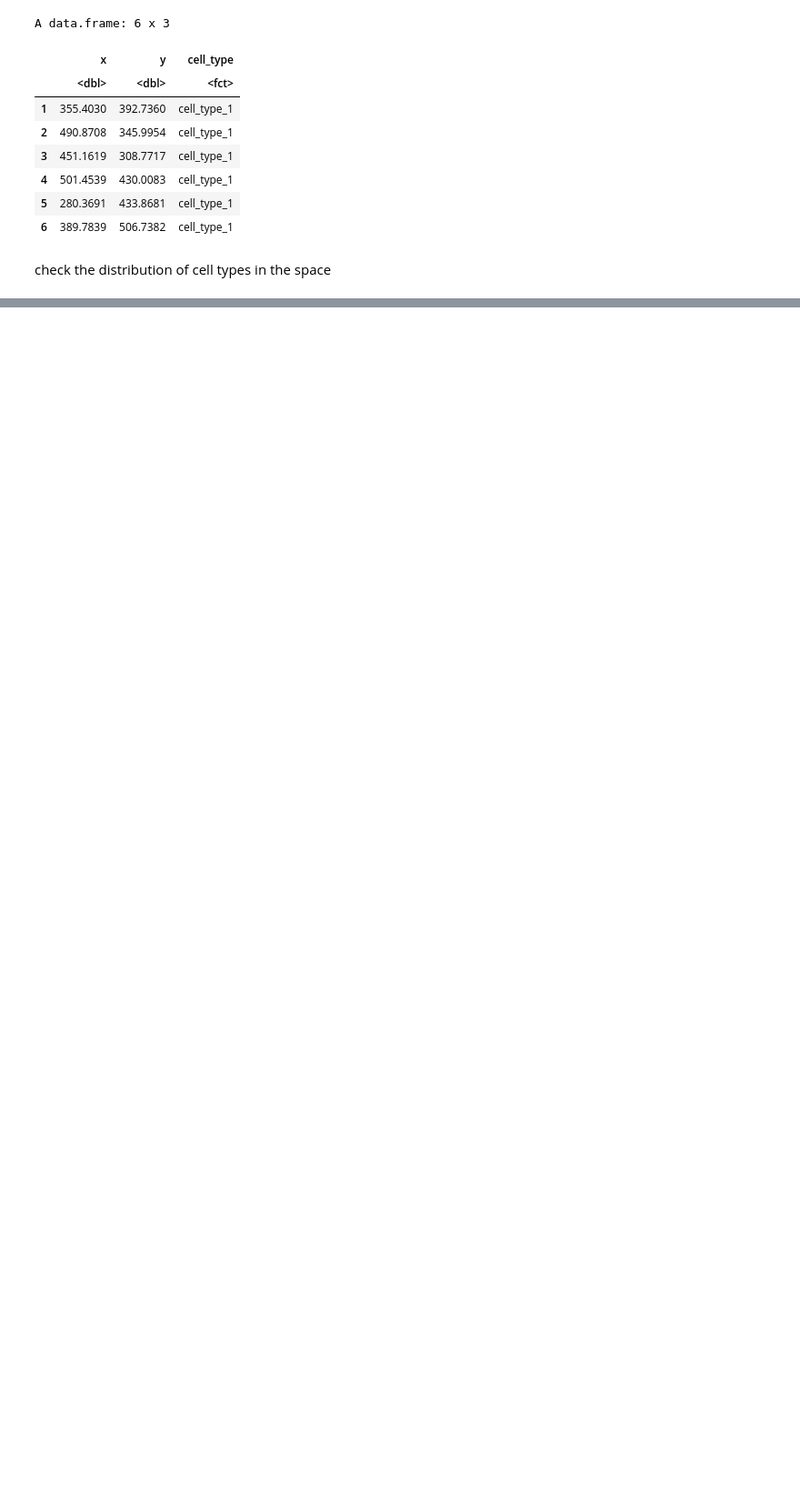
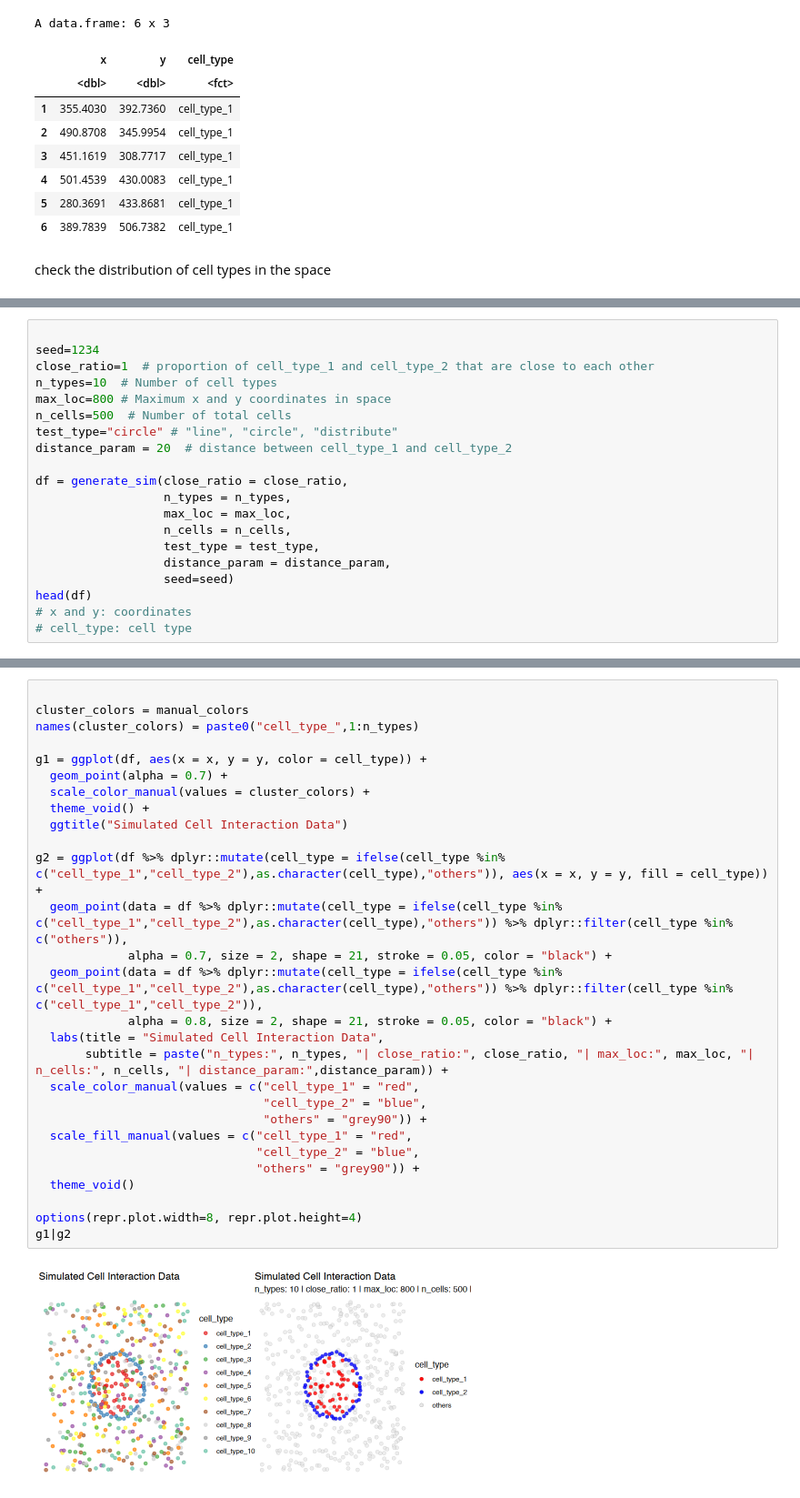
Before and after one commit to juninamo/spatialCooccur, a Jupyter notebook: vignettes/SNA_tutorial_simulation.ipynb, the cells around one changed output, grey strips where cells are left out. Shown at 91% size. Cells and saved outputs as stored; diff of their text form; blank space fills up the shorter version.

```diff
--- a/vignettes/SNA_tutorial_simulation.ipynb
+++ b/vignettes/SNA_tutorial_simulation.ipynb
@@ -83,0 +358,20 @@ g1|g2
+# %%
+
+seed=1234
+close_ratio=1  # proportion of cell_type_1 and cell_type_2 that are close to each other
+n_types=10  # Number of cell types
+max_loc=800 # Maximum x and y coordinates in space
+n_cells=500  # Number of total cells
+test_type="circle" # "line", "circle", "distribute"
+distance_param = 20  # distance between cell_type_1 and cell_type_2
+
+df = generate_sim(close_ratio = close_ratio,
+                  n_types = n_types,
+                  max_loc = max_loc,
+                  n_cells = n_cells,
+                  test_type = test_type,
+                  distance_param = distance_param,
+                  seed=seed)
+head(df)
+# x and y: coordinates
+# cell_type: cell type
@@ -83,0 +390,30 @@ g1|g2
+# %%
+
+cluster_colors = manual_colors
+names(cluster_colors) = paste0("cell_type_",1:n_types)
+
+g1 = ggplot(df, aes(x = x, y = y, color = cell_type)) +
+  geom_point(alpha = 0.7) +
+  scale_color_manual(values = cluster_colors) +
+  theme_void() +
+  ggtitle("Simulated Cell Interaction Data")
+
+g2 = ggplot(df %>% dplyr::mutate(cell_type = ifelse(cell_type %in% c("cell_type_1","cell_type_2"),as.character(cell_type),"others")), aes(x = x, y = y, fill = cell_type)) +
+  geom_point(data = df %>% dplyr::mutate(cell_type = ifelse(cell_type %in% c("cell_type_1","cell_type_2"),as.character(cell_type),"others")) %>% dplyr::filter(cell_type %in% c("others")),
+             alpha = 0.7, size = 2, shape = 21, stroke = 0.05, color = "black") +
+  geom_point(data = df %>% dplyr::mutate(cell_type = ifelse(cell_type %in% c("cell_type_1","cell_type_2"),as.character(cell_type),"others")) %>% dplyr::filter(cell_type %in% c("cell_type_1","cell_type_2")),
+             alpha = 0.8, size = 2, shape = 21, stroke = 0.05, color = "black") +
+  labs(title = "Simulated Cell Interaction Data",
+       subtitle = paste("n_types:", n_types, "| close_ratio:", close_ratio, "| max_loc:", max_loc, "| n_cells:", n_cells, "| distance_param:",distance_param)) +
+  scale_color_manual(values = c("cell_type_1" = "red",
+                                "cell_type_2" = "blue",
+                                "others" = "grey90")) +
+  scale_fill_manual(values = c("cell_type_1" = "red",
+                               "cell_type_2" = "blue",
+                               "others" = "grey90")) +
+  theme_void()
+
+options(repr.plot.width=8, repr.plot.height=4)
+g1|g2
+# %% [output]
+[figure, added]
```
Also changed, not shown: parts of 27 cells of this notebook.
